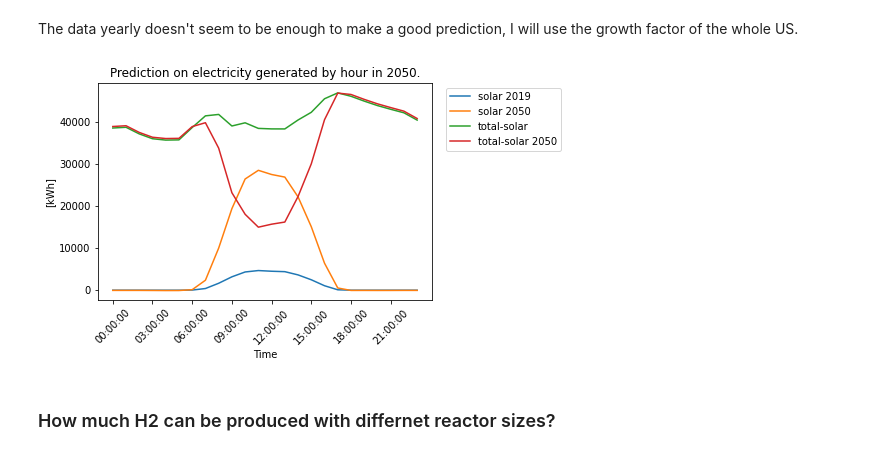
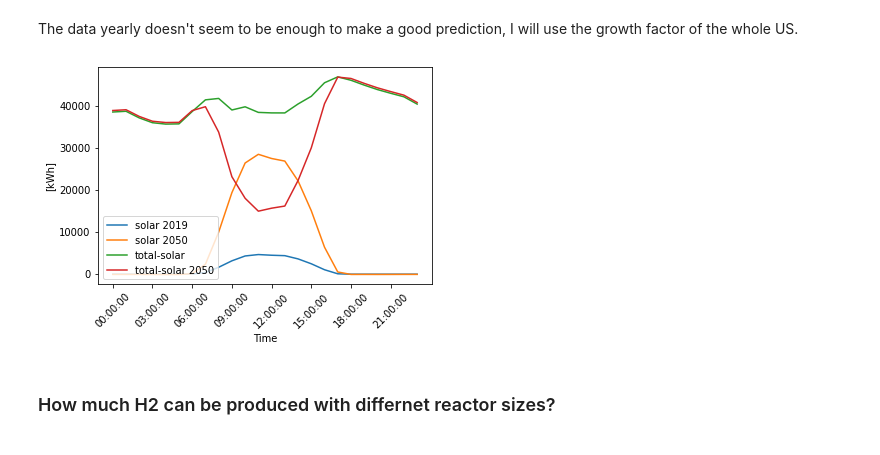
Before and after one commit to robfairh/npre412-project, a Jupyter notebook: fuel-demand.ipynb, the cells around one changed output. Saved outputs shown, nothing was run; the diff lists cells and outputs as text; code cells hidden in the pictures.

```diff
--- a/fuel-demand.ipynb
+++ b/fuel-demand.ipynb
@@ -661,37 +671,38 @@ valtot = totalh[s:e+1]
 
 A = np.zeros((len(valtot), len(valsol)))
 for i in range(A.shape[0]):
     A[i, 4*i:4*(i+1)] = 0.25*np.ones(4)
 nvalsol = A @ np.array(valsol)
 
 # timep = []
 # for i in range(len(timed)):
 #     aux = datetime.fromisoformat(timed[i])
 #     print(aux.time())
 # print(timep)
 
 timep = [str(datetime.fromisoformat(timed[i]).time()) for i in range(len(timed))]
 
 plt.plot(timep, nvalsol, label='solar 2019')
 nnvalsol = ussg*nvalsol
 plt.plot(timep, nnvalsol, label='solar {0}'.format(2019+predict))
 
 valtot = np.array(valtot)
 totmsol = valtot-nvalsol
 #plt.plot(timep, valtot, label='total 2019')
 nvaltot = ustg*valtot
 #plt.plot(timep, nvaltot, label='total {0}'.format(2019+predict))
 plt.plot(timep, totmsol, label='total-solar')
 ntotmsol = nvaltot-nnvalsol
 plt.plot(timep, ntotmsol, label='total-solar {0}'.format(2019+predict))
 plt.xticks(np.arange(0, 24, step=3), rotation=45)
 plt.ylabel('[kWh]')
 plt.xlabel('Time')
-plt.legend(loc="upper right", bbox_to_anchor=(1.4, 1.0))
-plt.title('Prediction on electricity generated by hour in {0}.'.format(2019+predict))
-# plt.savefig("figures/uiuc-duck", dpi=300, bbox_inches="tight")
+# plt.legend(loc="upper right", bbox_to_anchor=(1.4, 1.0))
+plt.legend(loc="lower left")
+# plt.title('Prediction on UIUC demand by hour for {0}.'.format(2019+predict))
+plt.savefig("figures/uiuc-duck", dpi=300, bbox_inches="tight")
 # %% [output]
-[figure, old version]
+[figure, new version]
 # %% [markdown]
 ### How much H2 can be produced with differnet reactor sizes?
 # %%
```
Also changed, not shown: parts of 3 cells of this notebook, 22 other files.
